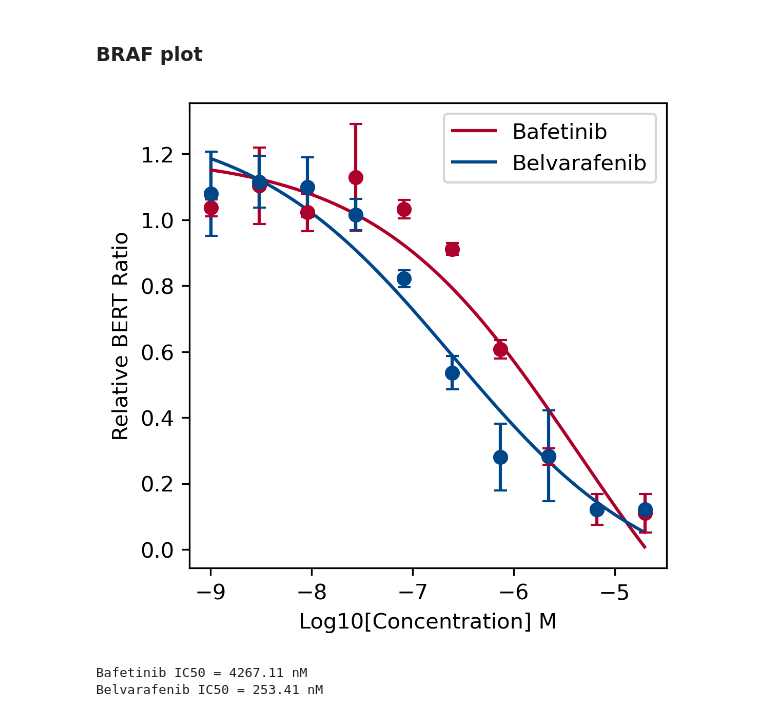
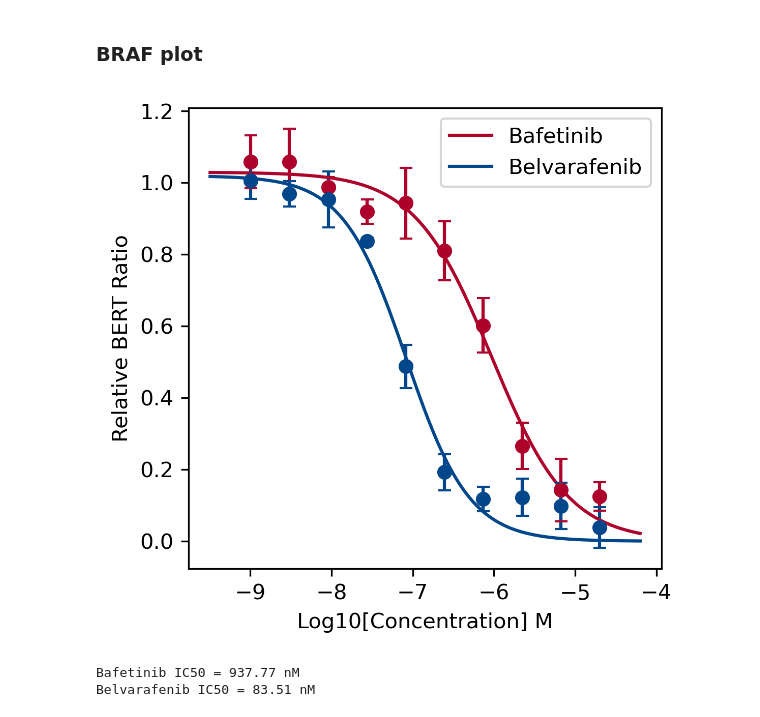
Before and after one commit to hcji/MAPS-iTSA, a Jupyter notebook: notebook/12_nanobert_lineplot.ipynb, the cells around one changed output. Drawn from its saved outputs; the diff is of its cells as text; code cells hidden in the pictures.

Commit message:
update new assay data

```diff
--- a/notebook/12_nanobert_lineplot.ipynb
+++ b/notebook/12_nanobert_lineplot.ipynb
@@ -7,12 +7,13 @@ import pandas as pd
 import matplotlib.pyplot as plt
 # %%
 data_ck2 = pd.read_excel('data/nano_bert_lineplot_ck2.xlsx')
-data_braf = pd.read_excel('data/nano_bert_lineplot_braf.xlsx')
+data_braf = pd.read_excel('data/nano_bert_lineplot_braf_1.xlsx')
 # %% [markdown]
 ### Define function
 # %%
-def hill_function(x, a, b, c):
-    return c + (a - c) / (1 + 10 ** ((x - b) * np.log10(np.e)))
+def sigmoidal_curve(x, a, b, c):
+    y = c / (1 + np.exp(-a*(x-b)))
+    return y
 # %% [markdown]
 ### CK2 plot
 # %%
@@ -55,35 +56,35 @@ SGC CK2-1 IC50 = 10.02 nM
 # %%
 import numpy as np
 from scipy.optimize import curve_fit
 
 x_values = data_braf.loc[:,'x'].values
 y1_values = data_braf.loc[:,'y_bafetinib'].values
 y1_error = data_braf.loc[:,'sd_bafetinib'].values
 y2_values = data_braf.loc[:,'y_belvarafenib'].values
 y2_error = data_braf.loc[:,'sd_belvarafenib'].values
 
-x0 = np.arange(x_values[0], x_values[-1], 0.01)
-popt1, pcov1 = curve_fit(hill_function, x_values, y1_values)
-popt2, pcov2 = curve_fit(hill_function, x_values, y2_values)
+x0 = np.arange(x_values[0] - 0.5, x_values[-1] + 0.5, 0.001)
+popt1, pcov1 = curve_fit(sigmoidal_curve, list(x_values) , list(y1_values), maxfev=10000)
+popt2, pcov2 = curve_fit(sigmoidal_curve, list(x_values), list(y2_values), maxfev=10000)
 
 plt.figure(figsize=(4, 4), dpi=300)
-plt.plot(x0, hill_function(x0, *popt1), label='Bafetinib', color='#AD002AFF')
-plt.plot(x0, hill_function(x0, *popt2), label='Belvarafenib', color='#00468BFF')
+plt.plot(x0, sigmoidal_curve(x0, *popt1), label='Bafetinib', color='#AD002AFF')
+plt.plot(x0, sigmoidal_curve(x0, *popt2), label='Belvarafenib', color='#00468BFF')
 plt.errorbar(x_values, y1_values, yerr=y1_error, fmt='o', capsize=3, color='#AD002AFF')
 plt.errorbar(x_values, y2_values, yerr=y2_error, fmt='o', capsize=3, color='#00468BFF')
 plt.legend()
 plt.xlabel("Log10[Concentration] M")
 plt.ylabel("Relative BERT Ratio")
 plt.show()
 
 # Extract the IC50 value
 ic50_1 = 10 ** popt1[1] * 10 ** 9
 ic50_2 = 10 ** popt2[1] * 10 ** 9
 
 # Print the IC50 value
 print("Bafetinib IC50 = {:.2f} nM".format(ic50_1))
 print("Belvarafenib IC50 = {:.2f} nM".format(ic50_2))
 # %% [output]
-[figure, old version]
+[figure, new version]
-Bafetinib IC50 = 4267.11 nM
-Belvarafenib IC50 = 253.41 nM
+Bafetinib IC50 = 937.77 nM
+Belvarafenib IC50 = 83.51 nM
```
Also changed, not shown: parts of 1 cell of this notebook, 1 other file.
